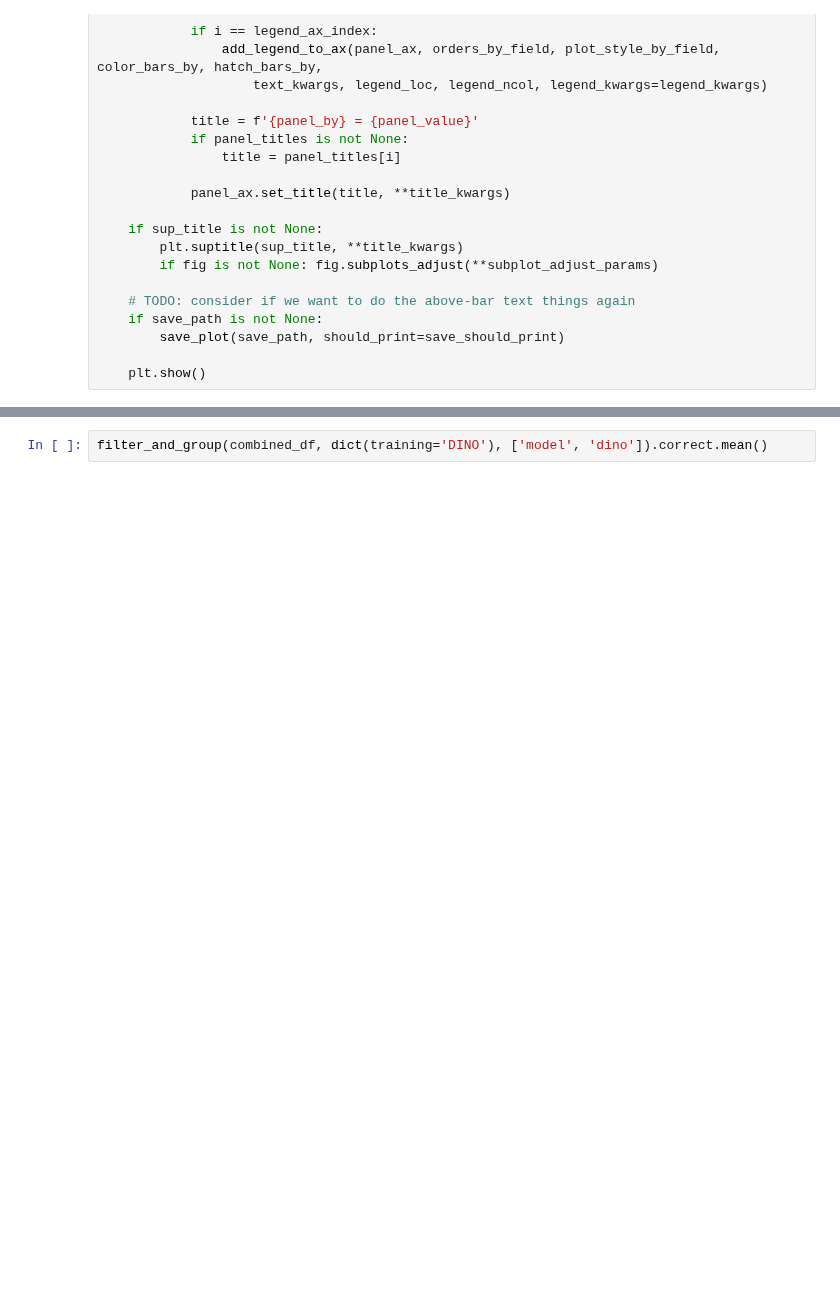
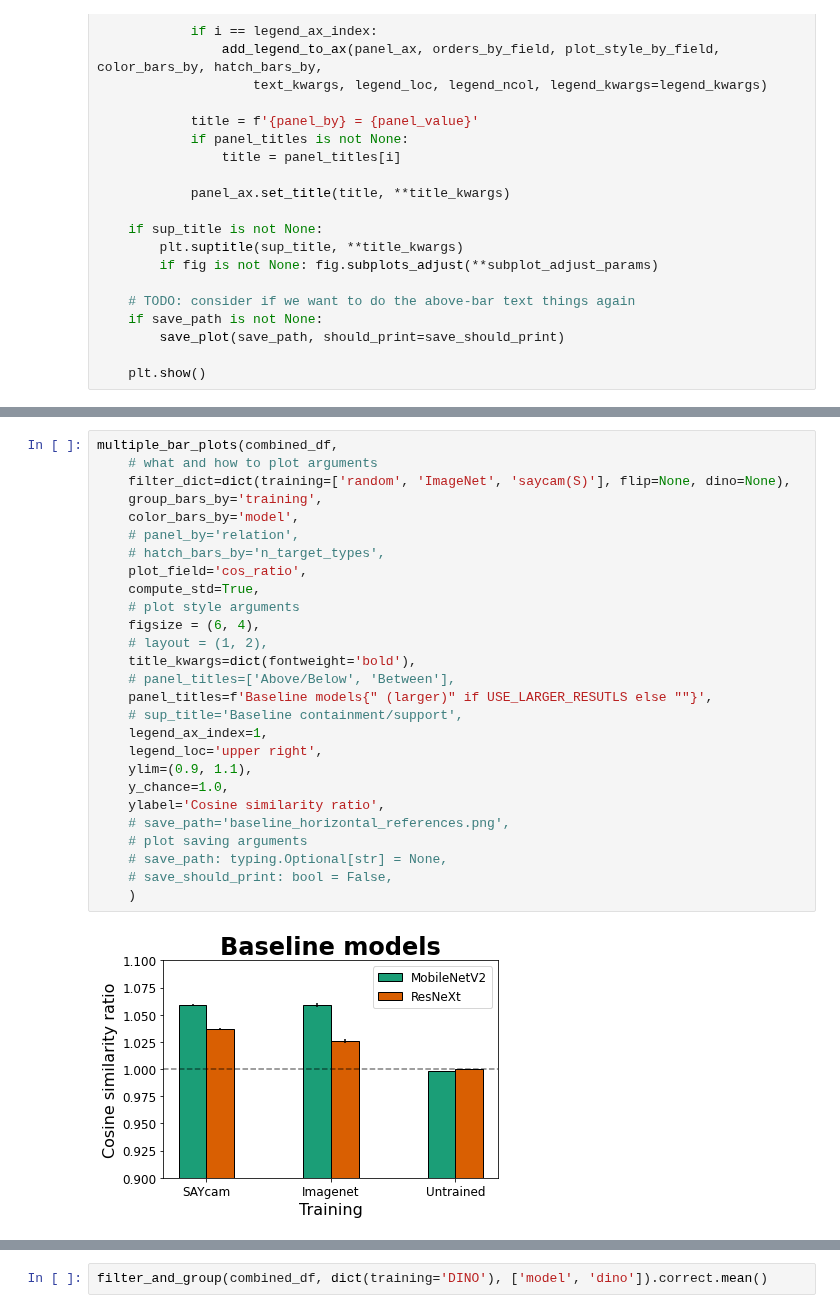
Before and after one commit to guydav/simple-relational-reasoning, a Jupyter notebook: notebooks/ContainmentSupportAnalysis.ipynb, the cells around one changed output, grey strips where cells are left out. Drawn from its saved outputs; the diff is of its cells as text; blank space fills up the shorter version.

```diff
--- a/notebooks/ContainmentSupportAnalysis.ipynb
+++ b/notebooks/ContainmentSupportAnalysis.ipynb
@@ -619,6 +661,35 @@ multiple_bar_plots(combined_df,
     )
 # %% [output]
 [figure]
+# %%
+multiple_bar_plots(combined_df,
+    # what and how to plot arguments
+    filter_dict=dict(training=['random', 'ImageNet', 'saycam(S)'], flip=None, dino=None),
+    group_bars_by='training',
+    color_bars_by='model',
+    # panel_by='relation',
+    # hatch_bars_by='n_target_types',
+    plot_field='cos_ratio',
+    compute_std=True,
+    # plot style arguments
+    figsize = (6, 4),
+    # layout = (1, 2),
+    title_kwargs=dict(fontweight='bold'),
+    # panel_titles=['Above/Below', 'Between'],
+    panel_titles=f'Baseline models{" (larger)" if USE_LARGER_RESUTLS else ""}',
+    # sup_title='Baseline containment/support',
+    legend_ax_index=1,
+    legend_loc='upper right',
+    ylim=(0.9, 1.1),
+    y_chance=1.0,
+    ylabel='Cosine similarity ratio',
+    # save_path='baseline_horizontal_references.png',
+    # plot saving arguments
+    # save_path: typing.Optional[str] = None,
+    # save_should_print: bool = False,
+    )
+# %% [output]
+[figure, added]
 # %%
 multiple_bar_plots(combined_df,
     # what and how to plot arguments
```
Also changed, not shown: parts of 19 cells of this notebook, 2 other files.
